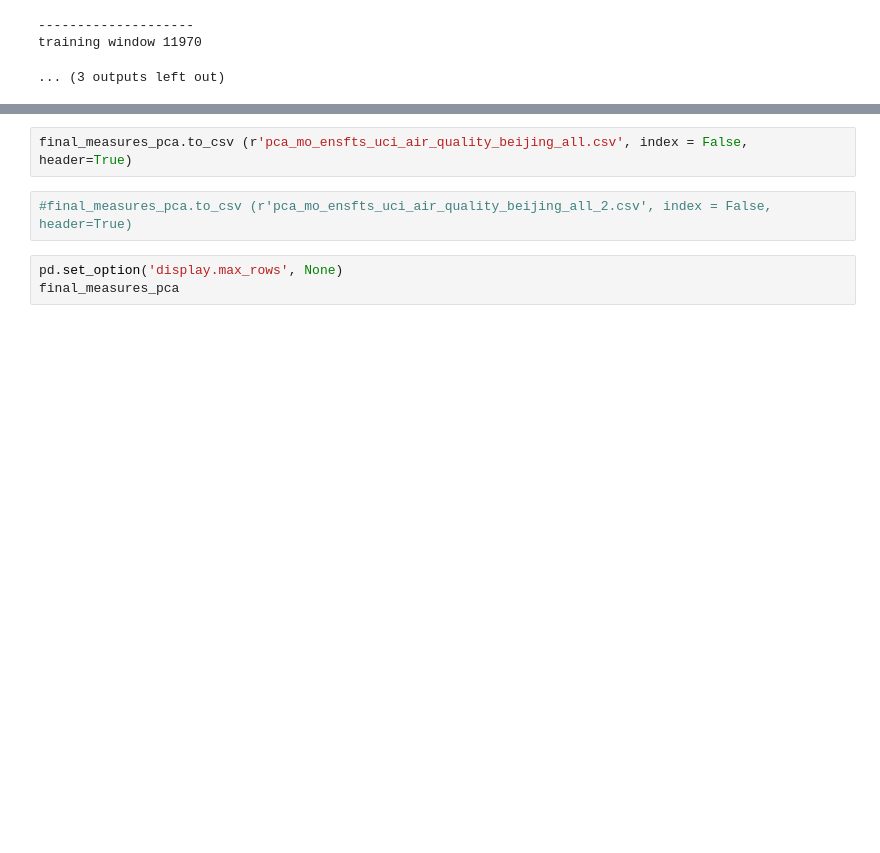
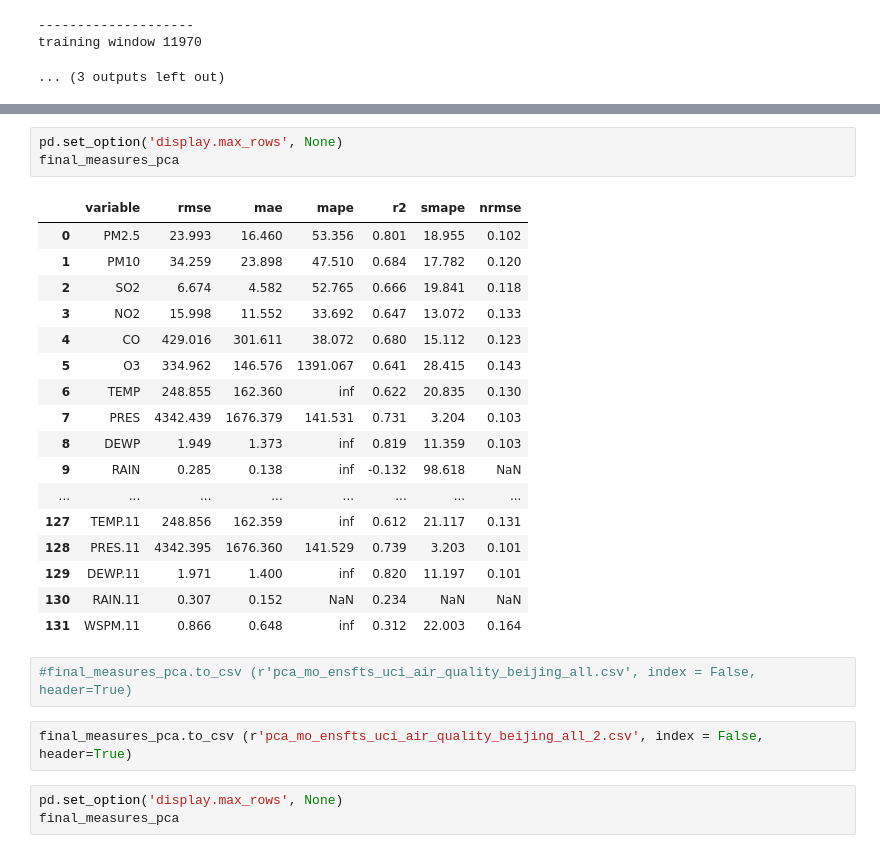
Before and after one commit to hugovynicius/mo_ensfts, a Jupyter notebook: Notebooks/MIMO-ENSFTS/test_air_quality_beijing.ipynb, the cells around one changed output, grey strips where cells are left out. Drawn from its saved outputs; the diff is of its cells as text; blank space fills up the shorter version.

```diff
--- a/Notebooks/MIMO-ENSFTS/test_air_quality_beijing.ipynb
+++ b/Notebooks/MIMO-ENSFTS/test_air_quality_beijing.ipynb
@@ -421,7 +417,28 @@ Statistics MIMO PCA-NSFTS(test):
+# %%
+pd.set_option('display.max_rows', None)
+final_measures_pca
+# %% [output]
+|  | variable | rmse | mae | mape | r2 | smape | nrmse |
+| 0 | PM2.5 | 23.993 | 16.460 | 53.356 | 0.801 | 18.955 | 0.102 |
+| 1 | PM10 | 34.259 | 23.898 | 47.510 | 0.684 | 17.782 | 0.120 |
+| 2 | SO2 | 6.674 | 4.582 | 52.765 | 0.666 | 19.841 | 0.118 |
+| 3 | NO2 | 15.998 | 11.552 | 33.692 | 0.647 | 13.072 | 0.133 |
+| 4 | CO | 429.016 | 301.611 | 38.072 | 0.680 | 15.112 | 0.123 |
+| 5 | O3 | 334.962 | 146.576 | 1391.067 | 0.641 | 28.415 | 0.143 |
+| 6 | TEMP | 248.855 | 162.360 | inf | 0.622 | 20.835 | 0.130 |
+| 7 | PRES | 4342.439 | 1676.379 | 141.531 | 0.731 | 3.204 | 0.103 |
+| 8 | DEWP | 1.949 | 1.373 | inf | 0.819 | 11.359 | 0.103 |
+| 9 | RAIN | 0.285 | 0.138 | inf | -0.132 | 98.618 | NaN |
+| ... | ... | ... | ... | ... | ... | ... | ... |
+| 127 | TEMP.11 | 248.856 | 162.359 | inf | 0.612 | 21.117 | 0.131 |
+| 128 | PRES.11 | 4342.395 | 1676.360 | 141.529 | 0.739 | 3.203 | 0.101 |
+| 129 | DEWP.11 | 1.971 | 1.400 | inf | 0.820 | 11.197 | 0.101 |
+| 130 | RAIN.11 | 0.307 | 0.152 | NaN | 0.234 | NaN | NaN |
+| 131 | WSPM.11 | 0.866 | 0.648 | inf | 0.312 | 22.003 | 0.164 |
 # %%
-final_measures_pca.to_csv (r'pca_mo_ensfts_uci_air_quality_beijing_all.csv', index = False, header=True)
+#final_measures_pca.to_csv (r'pca_mo_ensfts_uci_air_quality_beijing_all.csv', index = False, header=True)
 # %%
-#final_measures_pca.to_csv (r'pca_mo_ensfts_uci_air_quality_beijing_all_2.csv', index = False, header=True)
+final_measures_pca.to_csv (r'pca_mo_ensfts_uci_air_quality_beijing_all_2.csv', index = False, header=True)
 # %%
 pd.set_option('display.max_rows', None)
 final_measures_pca
```
Also changed, not shown: parts of 2 cells of this notebook, 18 other files.
